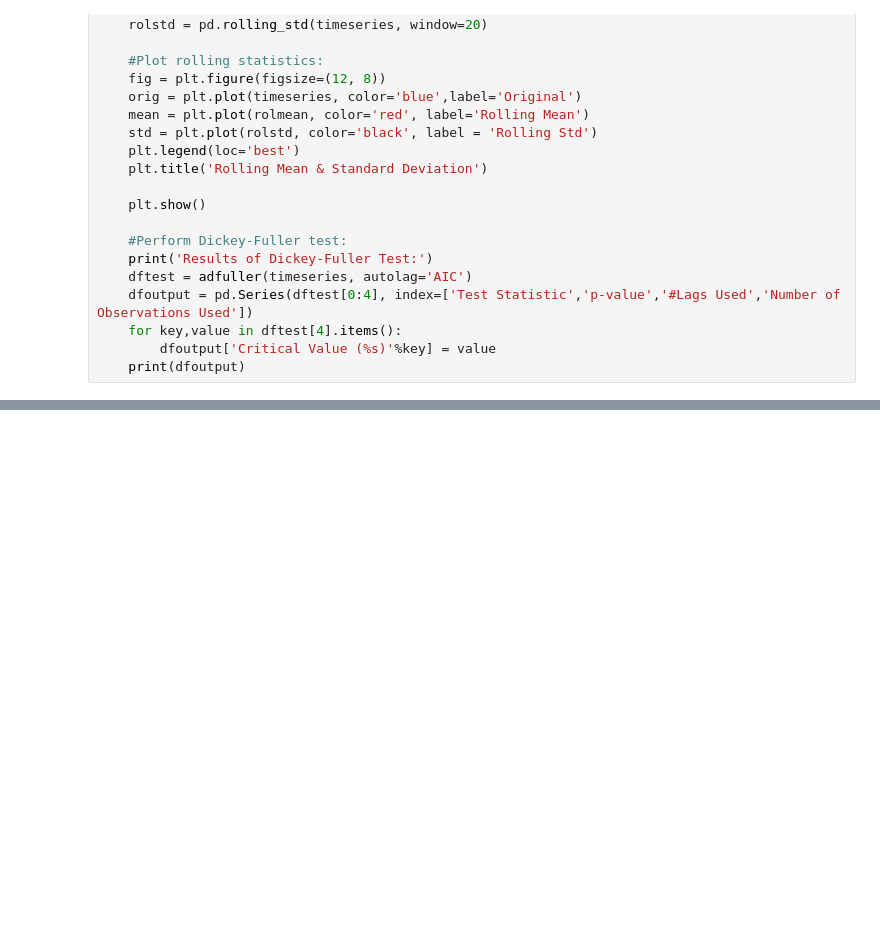
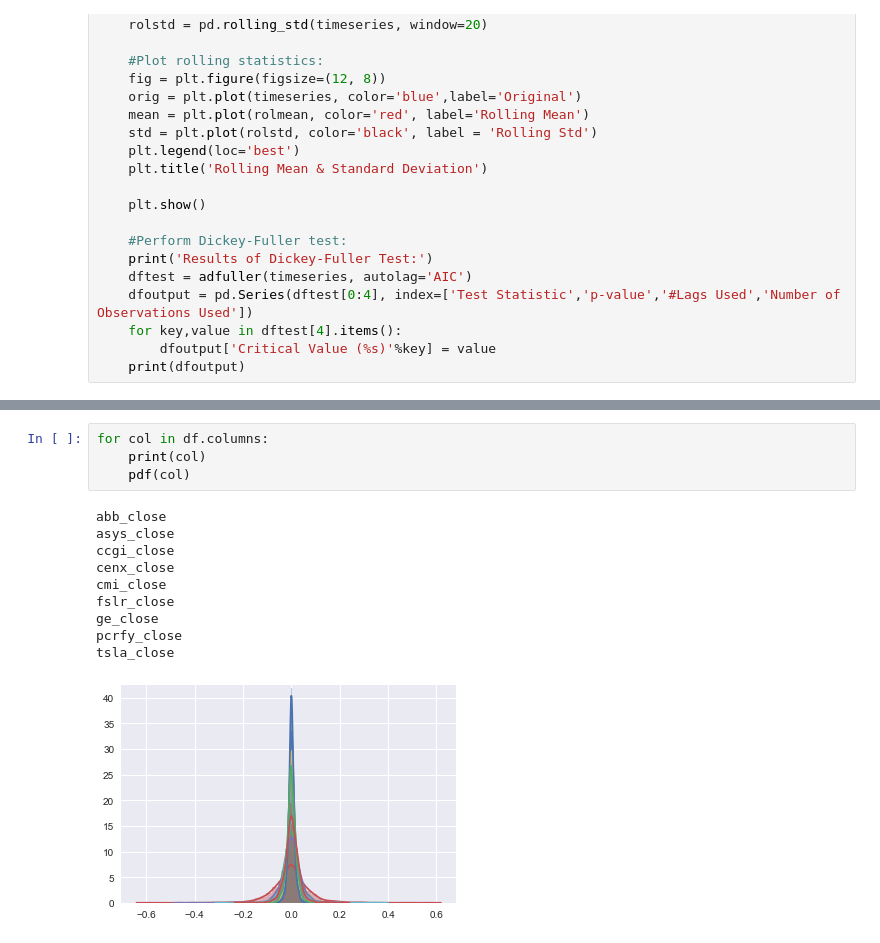
Before and after one commit to gautamc1106/financial_modelling, a Jupyter notebook: modeling.ipynb, the cells around one changed output, grey strips where cells are left out. Saved outputs shown, nothing was run; the diff lists cells and outputs as text; blank space fills up the shorter version.

```diff
--- a/modeling.ipynb
+++ b/modeling.ipynb
@@ -127,0 +142,15 @@ df
+# %%
+for col in df.columns:
+    print(col)
+    pdf(col)
+# %% [output]
+abb_close
+asys_close
+ccgi_close
+cenx_close
+cmi_close
+fslr_close
+ge_close
+pcrfy_close
+tsla_close
+[figure, added]
```
Also changed, not shown: parts of 15 cells of this notebook, 5 other files.
